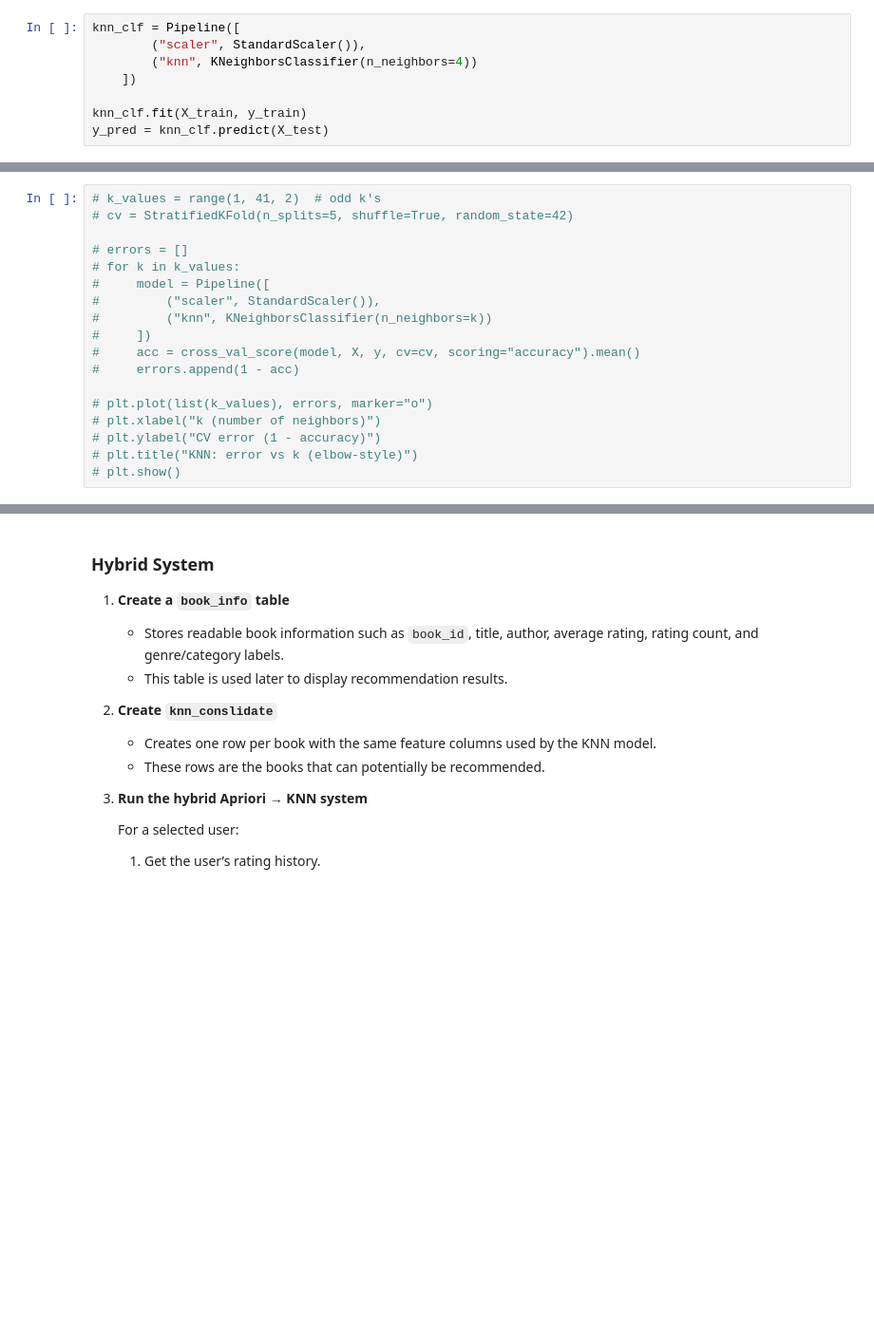
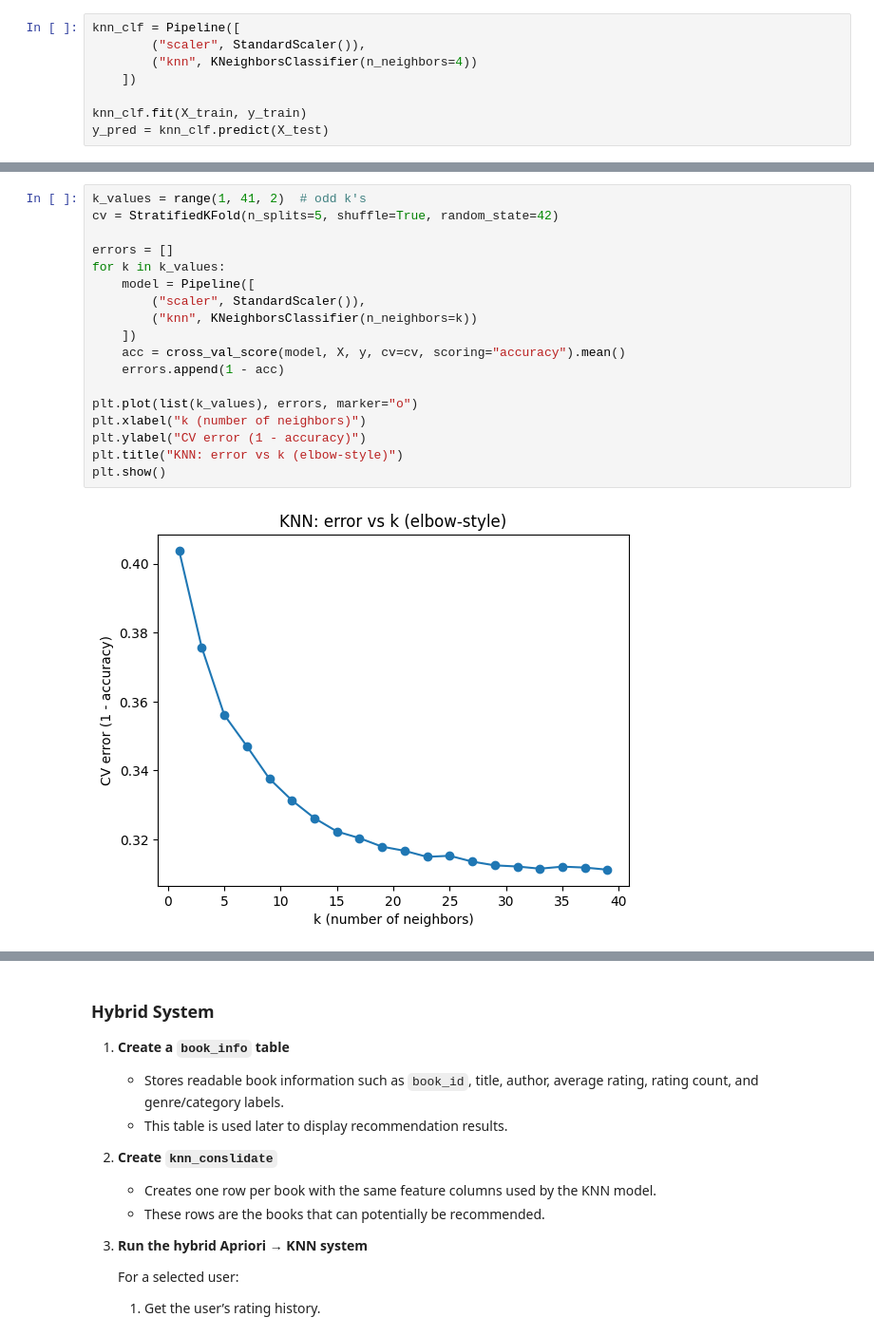
Before and after one commit to ItsNotGordon/reading-nook, a Jupyter notebook: notebook.ipynb, the cells around one changed output, grey strips where cells are left out. Shown at 95% size. Cells and saved outputs as stored; diff of their text form; blank space fills up the shorter version.

```diff
--- a/notebook.ipynb
+++ b/notebook.ipynb
@@ -621,21 +618,23 @@ KNN Confusion Matrix:
 # %%
-# k_values = range(1, 41, 2)  # odd k's
-# cv = StratifiedKFold(n_splits=5, shuffle=True, random_state=42)
+k_values = range(1, 41, 2)  # odd k's
+cv = StratifiedKFold(n_splits=5, shuffle=True, random_state=42)
 
-# errors = []
-# for k in k_values:
-#     model = Pipeline([
-#         ("scaler", StandardScaler()),
-#         ("knn", KNeighborsClassifier(n_neighbors=k))
-#     ])
-#     acc = cross_val_score(model, X, y, cv=cv, scoring="accuracy").mean()
-#     errors.append(1 - acc)
+errors = []
+for k in k_values:
+    model = Pipeline([
+        ("scaler", StandardScaler()),
+        ("knn", KNeighborsClassifier(n_neighbors=k))
+    ])
+    acc = cross_val_score(model, X, y, cv=cv, scoring="accuracy").mean()
+    errors.append(1 - acc)
 
-# plt.plot(list(k_values), errors, marker="o")
-# plt.xlabel("k (number of neighbors)")
-# plt.ylabel("CV error (1 - accuracy)")
-# plt.title("KNN: error vs k (elbow-style)")
-# plt.show()
+plt.plot(list(k_values), errors, marker="o")
+plt.xlabel("k (number of neighbors)")
+plt.ylabel("CV error (1 - accuracy)")
+plt.title("KNN: error vs k (elbow-style)")
+plt.show()
+# %% [output]
+[figure, added]
 # %%
 knn2 = Pipeline([
     ('scaler', StandardScaler()),
```
Also changed, not shown: parts of 14 cells of this notebook, 2 other files.
